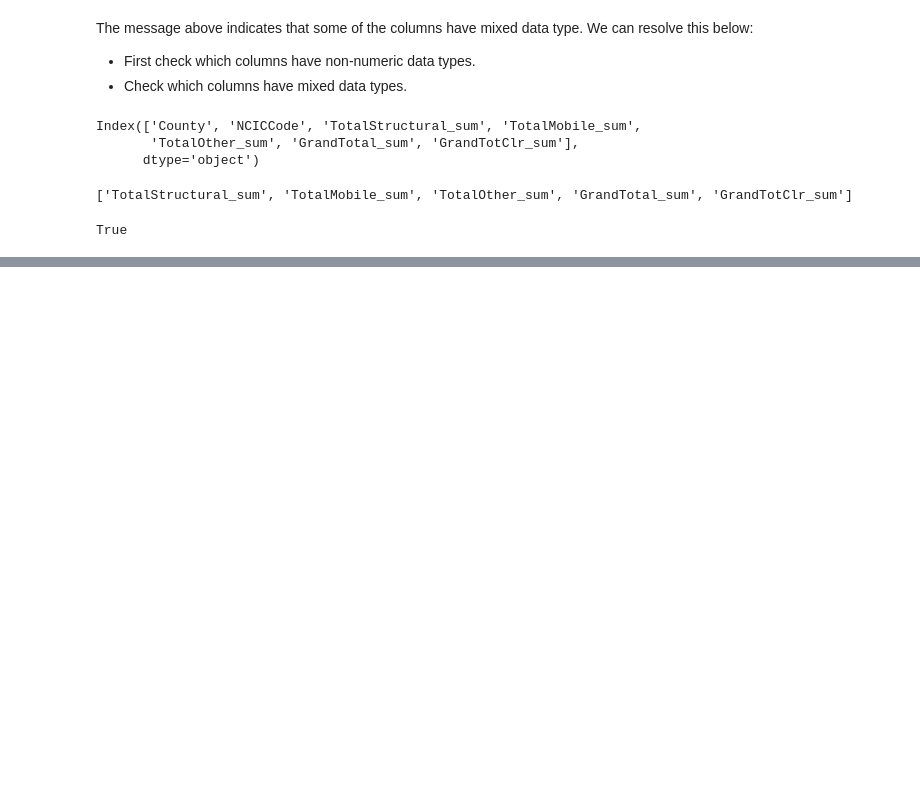
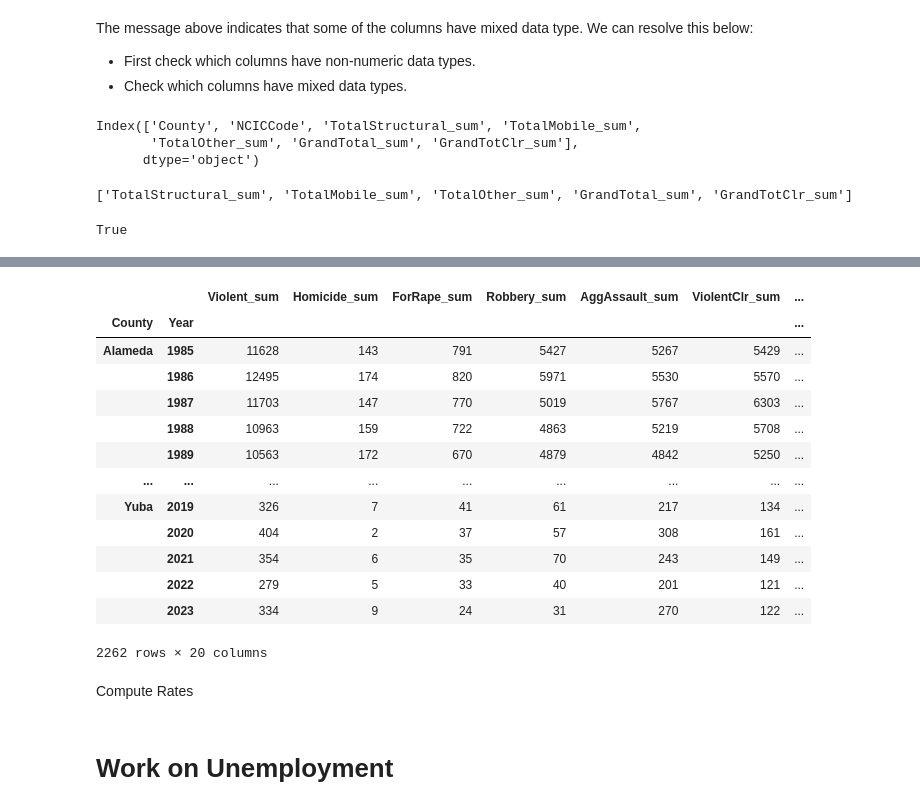
Before and after one commit to git-loa/CrimePatternsProject, a Jupyter notebook: data-exploration/data_engineering.ipynb, the cells around one changed output, grey strips where cells are left out. Cells and saved outputs as stored; diff of their text form; code cells hidden in the pictures; blank space fills up the shorter version.

Commit message:
Added some execel sheets to data folder, Worked on the to do list

```diff
--- a/data-exploration/data_engineering.ipynb
+++ b/data-exploration/data_engineering.ipynb
@@ -53,0 +172,6 @@ True
+# %%
+pop_area = pop_area.rename(columns={"COUNTY": "County", "Area (sq mi)": "Area_sq_mi"})
+pop_area = pop_area.fillna(0)
+
+pop_area_copy = pop_area.copy()  # Make a copy
+pop_area_copy.head()
@@ -53,0 +186,4 @@ True
+# %%
+pop_area_copy = pop_area_copy.drop(["Area_sq_mi"], axis=1)
+pop_area_copy["County"] = pop_area_copy["County"].apply(lambda x: str(x.strip()))
+pop_area_copy.head()
@@ -53,0 +198,9 @@ True
+# %%
+# Convert pop_area_copy to the structure of crime_data
+pop_index_county = pop_area_copy.set_index("County")  # Index dataframe by County
+pop_stacked = pop_index_county.stack().to_frame(name="popupation")
+
+pop_stacked["popupation"] = pop_stacked["popupation"].apply(
+    lambda x: int(str(x.replace(",", "")))
+)
+pop_stacked.info()
@@ -53,0 +216,34 @@ True
+# %%
+# Create Column for Population and Area
+
+crime_data_df = crime_data.copy()
+crime_data_df["Population"] = pop_stacked[
+    "popupation"
+]  # Add column 'Population' to crime_data_df
+
+area_df = pop_area.copy()
+area_df = area_df[["County", "Area_sq_mi"]]
+area_df["County"] = area_df["County"].apply(lambda x: str(x.strip()))
+
+crime_data_df = crime_data_df.reset_index()  # Reset the index
+crime_data_df = crime_data_df.merge(area_df, on="County", how="left")
+crime_data_df = crime_data_df.set_index(["County", "Year"])
+# %%
+crime_data_df
+# %% [output]
+|  |  | Violent_sum | Homicide_sum | ForRape_sum | Robbery_sum | AggAssault_sum | ViolentClr_sum | ... |
+| County | Year |  |  |  |  |  |  | ... |
+| Alameda | 1985 | 11628 | 143 | 791 | 5427 | 5267 | 5429 | ... |
+|  | 1986 | 12495 | 174 | 820 | 5971 | 5530 | 5570 | ... |
+|  | 1987 | 11703 | 147 | 770 | 5019 | 5767 | 6303 | ... |
+|  | 1988 | 10963 | 159 | 722 | 4863 | 5219 | 5708 | ... |
+|  | 1989 | 10563 | 172 | 670 | 4879 | 4842 | 5250 | ... |
+| ... | ... | ... | ... | ... | ... | ... | ... | ... |
+| Yuba | 2019 | 326 | 7 | 41 | 61 | 217 | 134 | ... |
+|  | 2020 | 404 | 2 | 37 | 57 | 308 | 161 | ... |
+|  | 2021 | 354 | 6 | 35 | 70 | 243 | 149 | ... |
+|  | 2022 | 279 | 5 | 33 | 40 | 201 | 121 | ... |
+|  | 2023 | 334 | 9 | 24 | 31 | 270 | 122 | ... |
+2262 rows × 20 columns
+# %% [markdown]
+Compute Rates
@@ -53,0 +260,2 @@ True
+# %% [markdown]
+# Work on Unemployment
```
Also changed, not shown: parts of 52 cells of this notebook, 8 other files.
